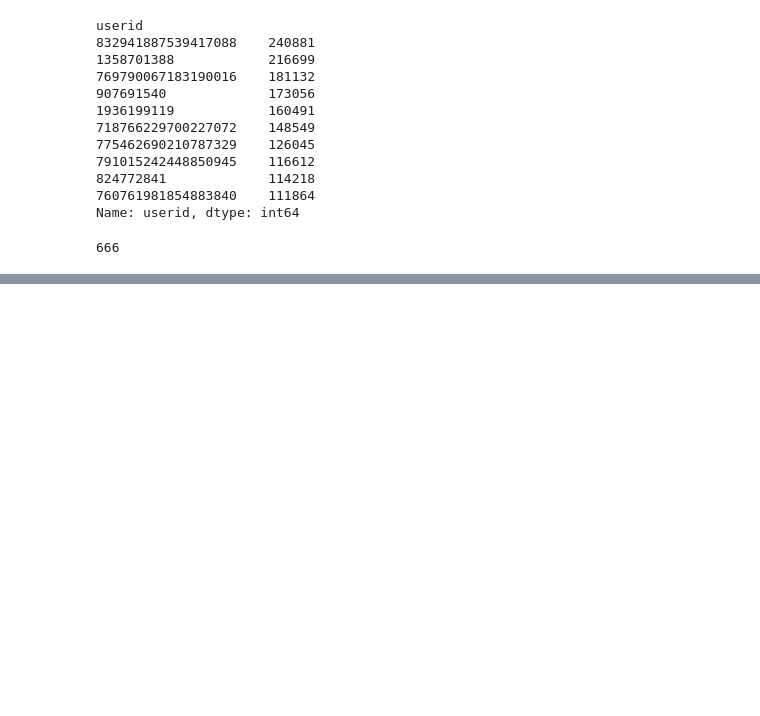
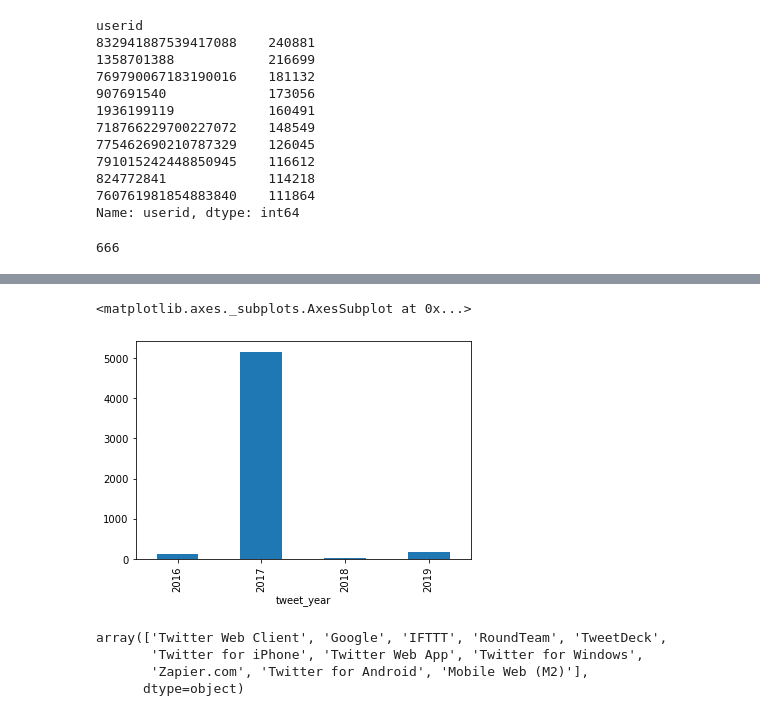
Before and after one commit to nicole9925/chinabots, a Jupyter notebook: scripts/Sandbox.ipynb, the cells around one changed output, grey strips where cells are left out. Drawn from its saved outputs; the diff is of its cells as text; code cells hidden in the pictures; blank space fills up the shorter version.

```diff
--- a/scripts/Sandbox.ipynb
+++ b/scripts/Sandbox.ipynb
@@ -141,0 +127,4 @@ webclient.groupby([webclient['tweet_time'].dt.month, webclient['tweet_time'].dt.
+# %%
+# example of looking at behavior of acc before and after take over
+biggest_tweeter_id = tweets[['userid', 'tweet_client_name']].groupby('userid').count()['tweet_client_name'].sort_values(ascending=False).index[2]
+biggest_tweeter_id
@@ -141,0 +133,5 @@ webclient.groupby([webclient['tweet_time'].dt.month, webclient['tweet_time'].dt.
+# %%
+biggest_tweeter_df = tweets[tweets['userid'] == biggest_tweeter_id][['tweet_text', 'tweet_time', 'tweet_client_name']]
+biggest_tweeter_df['tweet_year'] = biggest_tweeter_df['tweet_time'].dt.year
+biggest_tweeter_df['web_client'] = biggest_tweeter_df['tweet_client_name'].apply(lambda x: 1 if any(y in x for y in ['Web', 'web','for Windows']) else 0)
+biggest_tweeter_df.head()
@@ -141,0 +154,12 @@ webclient.groupby([webclient['tweet_time'].dt.month, webclient['tweet_time'].dt.
+# %%
+biggest_tweeter_df.groupby('tweet_year')['web_client'].sum().plot(kind='bar')
+# %% [output]
+<matplotlib.axes._subplots.AxesSubplot at 0x...>
+[figure, added]
+# %%
+biggest_tweeter_df.tweet_client_name.unique()
+# %% [output]
+array(['Twitter Web Client', 'Google', 'IFTTT', 'RoundTeam', 'TweetDeck',
+       'Twitter for iPhone', 'Twitter Web App', 'Twitter for Windows',
+       'Zapier.com', 'Twitter for Android', 'Mobile Web (M2)'],
+      dtype=object)
```
Also changed, not shown: parts of 18 cells of this notebook, 6 other files.
